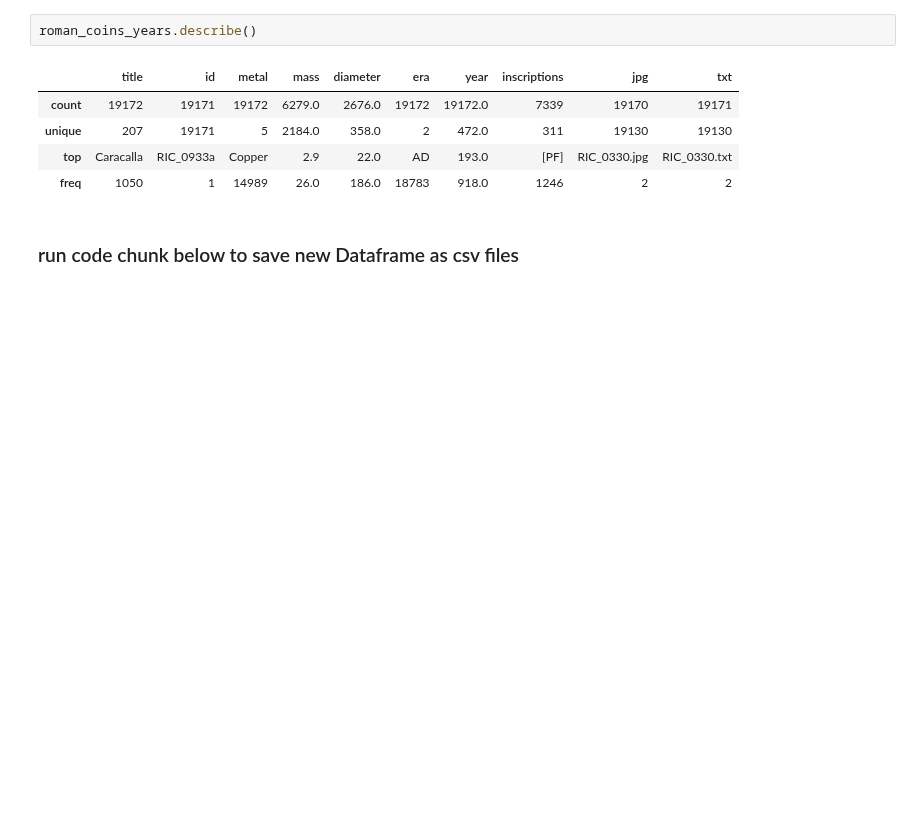
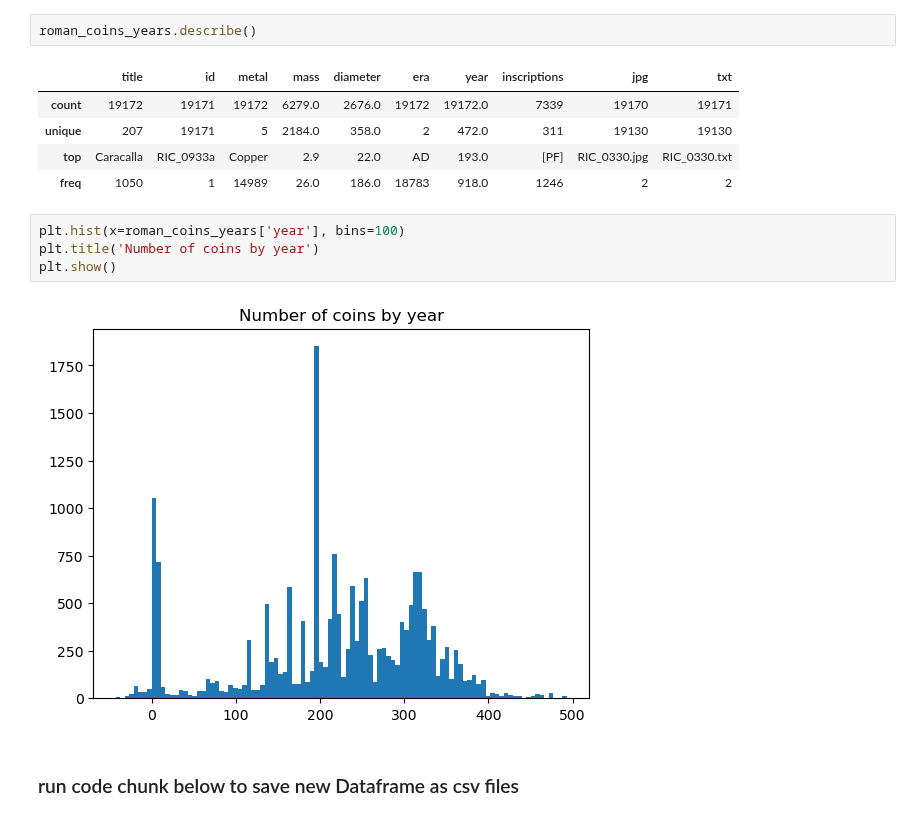
Before and after one commit to vbalalian/data-portfolio, a Jupyter notebook: Roman_coins/Roman_Coin_Webscraping.ipynb, the cells around one changed output. Saved outputs shown, nothing was run; the diff lists cells and outputs as text; blank space fills up the shorter version.

```diff
--- a/Roman_coins/Roman_Coin_Webscraping.ipynb
+++ b/Roman_coins/Roman_Coin_Webscraping.ipynb
@@ -581,6 +572,12 @@ roman_coins_years.describe()
 | unique | 207 | 19171 | 5 | 2184.0 | 358.0 | 2 | 472.0 | 311 | 19130 | 19130 |
 | top | Caracalla | RIC_0933a | Copper | 2.9 | 22.0 | AD | 193.0 | [PF] | RIC_0330.jpg | RIC_0330.txt |
 | freq | 1050 | 1 | 14989 | 26.0 | 186.0 | 18783 | 918.0 | 1246 | 2 | 2 |
+# %%
+plt.hist(x=roman_coins_years['year'], bins=100)
+plt.title('Number of coins by year')
+plt.show()
+# %% [output]
+[figure, added]
 # %% [markdown]
 ### run code chunk below to save new Dataframe as csv files
 # %%
```
Also changed, not shown: parts of 3 cells of this notebook.
